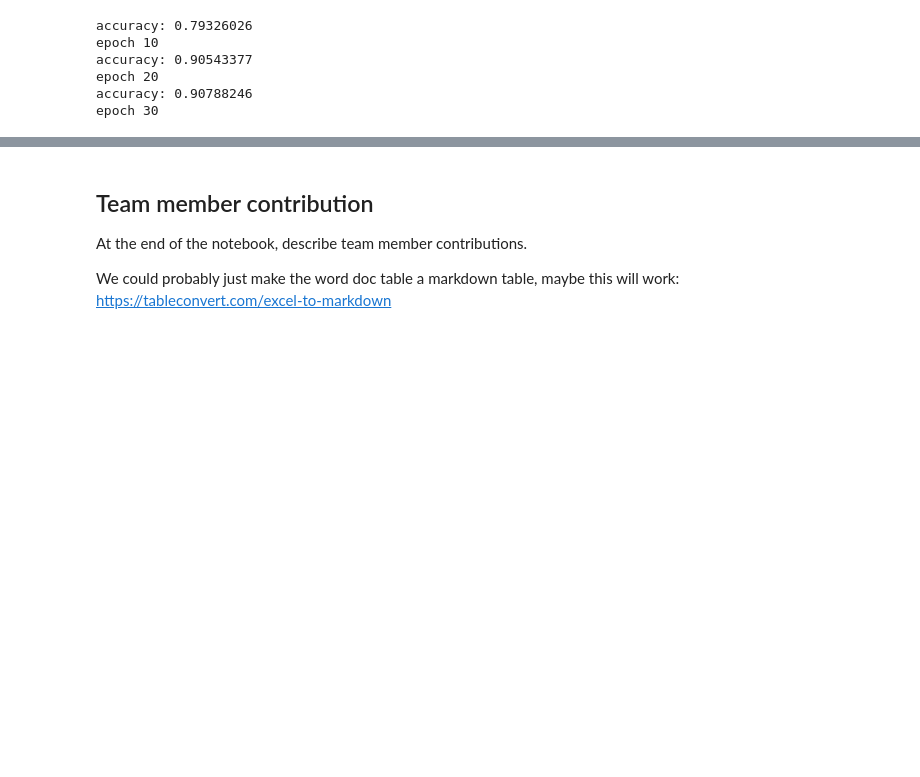
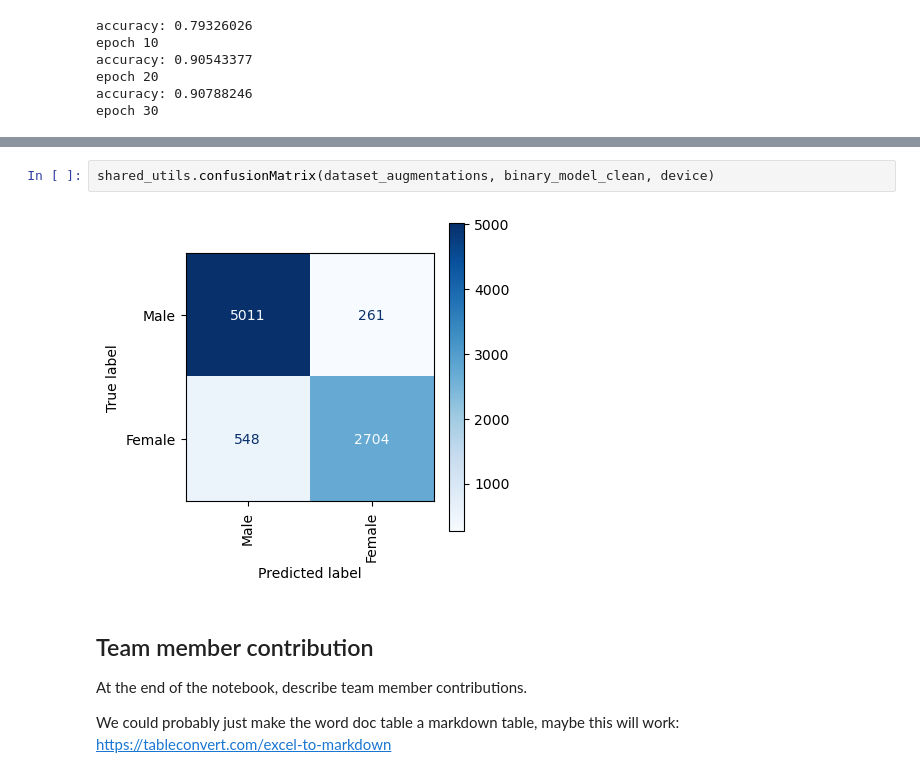
Before and after one commit to mikylab/all-ears, a Jupyter notebook: all_ears.ipynb, the cells around one changed output, grey strips where cells are left out. Drawn from its saved outputs; the diff is of its cells as text; blank space fills up the shorter version.

```diff
--- a/all_ears.ipynb
+++ b/all_ears.ipynb
@@ -342,3 +355,7 @@ shared_utils.confusion_matrix(dataset_augmentations, binary_model_clean, device)
+# %%
+shared_utils.confusionMatrix(dataset_augmentations, binary_model_clean, device)
+# %% [output]
+[figure, added]
 # %% [markdown]
 ## Team member contribution
 
```
Also changed, not shown: parts of 12 cells of this notebook.
